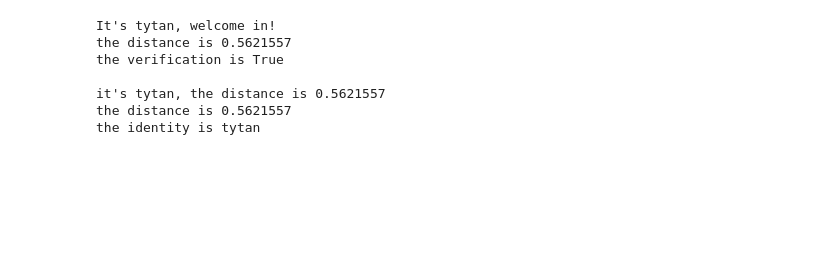
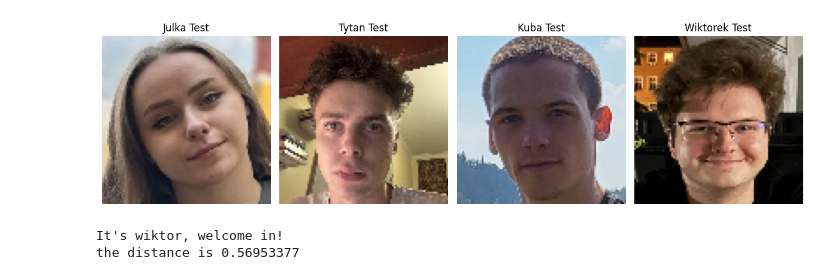
Before and after one commit to TytanMikJas/FaceRecognitionPipeline, a Jupyter notebook: notebooks/phase_3.ipynb, the cells around one changed output. Drawn from its saved outputs; the diff is of its cells as text; code cells hidden in the pictures; blank space fills up the shorter version.

Commit message:
final tests for different people on phase_3.ipynb

```diff
--- a/notebooks/phase_3.ipynb
+++ b/notebooks/phase_3.ipynb
@@ -27,0 +31,5 @@ tytan
+# %%
+julka_test = tf.keras.preprocessing.image.load_img("../assets/julka_test.jpeg", target_size=(96, 96))
+tytan_test = tf.keras.preprocessing.image.load_img("../assets/tytan_test.jpg", target_size=(96, 96))
+kuba_test = tf.keras.preprocessing.image.load_img("../assets/kuba_test.png", target_size=(96, 96))
+wiktor_test = tf.keras.preprocessing.image.load_img("../assets/wiktor_test.jpeg", target_size=(96, 96))
@@ -28,3 +52,19 @@ tytan
+# %%
+images = [julka_test, tytan_test, kuba_test, wiktor_test]
+titles = ['Julka Test', 'Tytan Test', 'Kuba Test', 'Wiktorek Test']
+
+plt.figure(figsize=(12, 4))
+
+for i, (img, title) in enumerate(zip(images, titles)):
+    plt.subplot(1, 4, i + 1)
+    plt.imshow(img)
+    plt.title(title)
+    plt.axis('off')
+
+plt.tight_layout()
+plt.show()
+# %% [output]
+[figure, added]
 # %%
 def verify(image_path, identity, database, model):
     """
@@ -83,19 +123,9 @@ def who_is_it(image_path, database, model):
         print ("it's " + str(identity) + ", the distance is " + str(min_dist))
 
     return min_dist, identity
-# %%
-dist, valid = verify("../assets/tytan_test.jpg", "tytan", database, model)
-print('the distance is ' + str(dist))
-print('the verification is ' + str(valid))
-print()
-min_dist, identity = who_is_it("../assets/tytan_test.jpg", database, model)
-print('the distance is ' + str(min_dist))
-print('the identity is ' + str(identity))
-# %% [output]
-It's tytan, welcome in!
-the distance is 0.5621557
-the verification is True
-
-it's tytan, the distance is 0.5621557
-the distance is 0.5621557
-the identity is tytan
+# %%
+dist, valid = verify("../assets/wiktor_test.jpeg", "wiktor", database, model)
+print('the distance is ' + str(dist))
+# %% [output]
+It's wiktor, welcome in!
+the distance is 0.56953377
```
Also changed, not shown: parts of 8 cells of this notebook, 6 other files.
